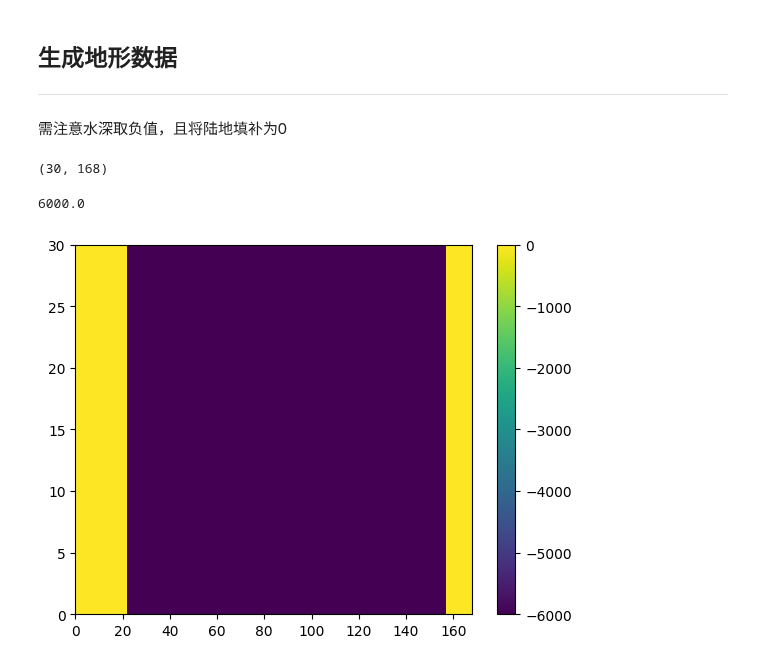
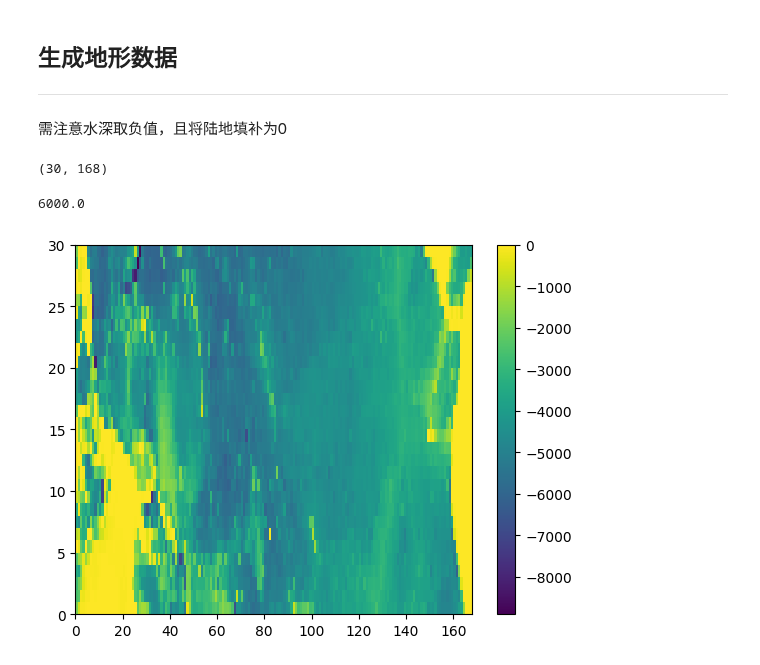
Before and after one commit to FattyZH/eqp-dlfv-mitgcm-era5, a Jupyter notebook: script/gendata_Hydrog.ipynb, the cells around one changed output. Drawn from its saved outputs; the diff is of its cells as text; code cells hidden in the pictures.

```diff
--- a/script/gendata_Hydrog.ipynb
+++ b/script/gendata_Hydrog.ipynb
@@ -120,23 +120,23 @@ writebin(opath+'S.bin',s)
 # %%
 ds = xr.open_dataset(fbath)
 hl = ds['deptho'].loc[y0:y1:inc,x0:x1:inc]
 hr = ds['deptho'].loc[y0:y1:inc,x0-360:x1-360:inc]
 h = np.hstack((hl.values,hr.values))
 h[np.isnan(h)] = 0
 h = -h
 
-h[:,:] = -6000
-h[:,0:22] = 0
-h[:,-11:] = 0
+# h[:,:] = -6000
+# h[:,0:22] = 0
+# h[:,-11:] = 0
 # h[0,:] = 0
 # h[-1,:] = 0
 print(h.shape)
 plt.pcolormesh(h)
 plt.colorbar()
 writebin(opath+'bathy.bin',h)
 sum([50.,50.,50.,50.,100.,250.,550.,1100.,1700.,2100.,])
 # ,2167.02
 # %% [output]
 (30, 168)
 6000.0
-[figure, old version]
+[figure, new version]
```
Also changed, not shown: 7 other files.
